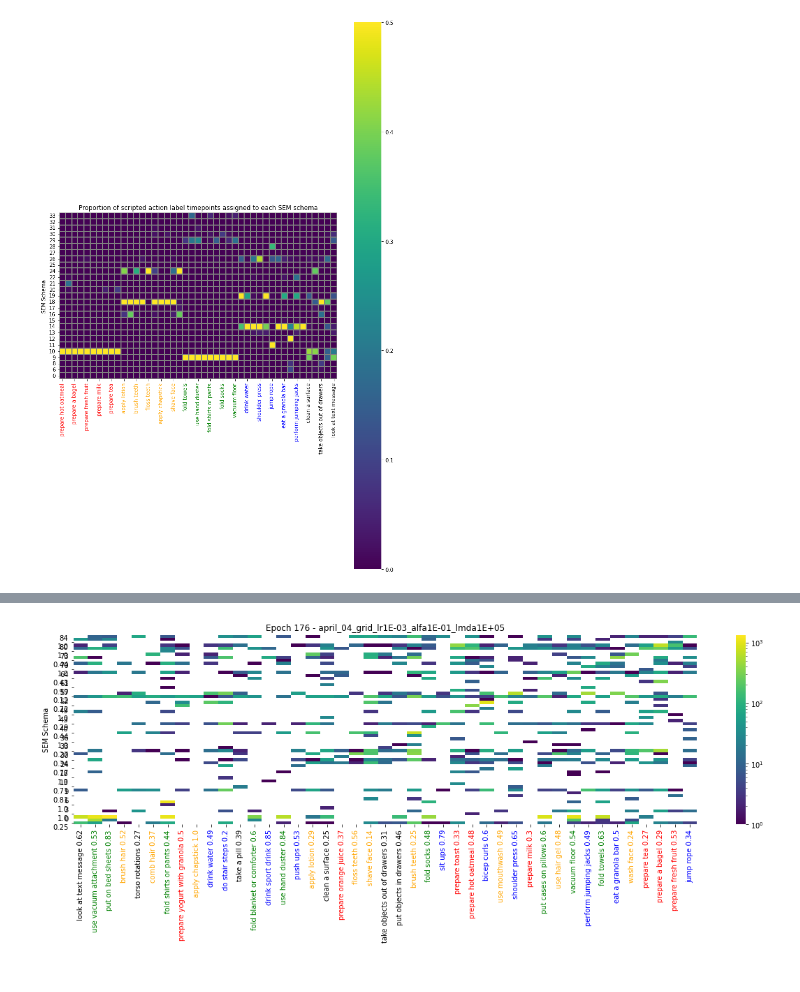
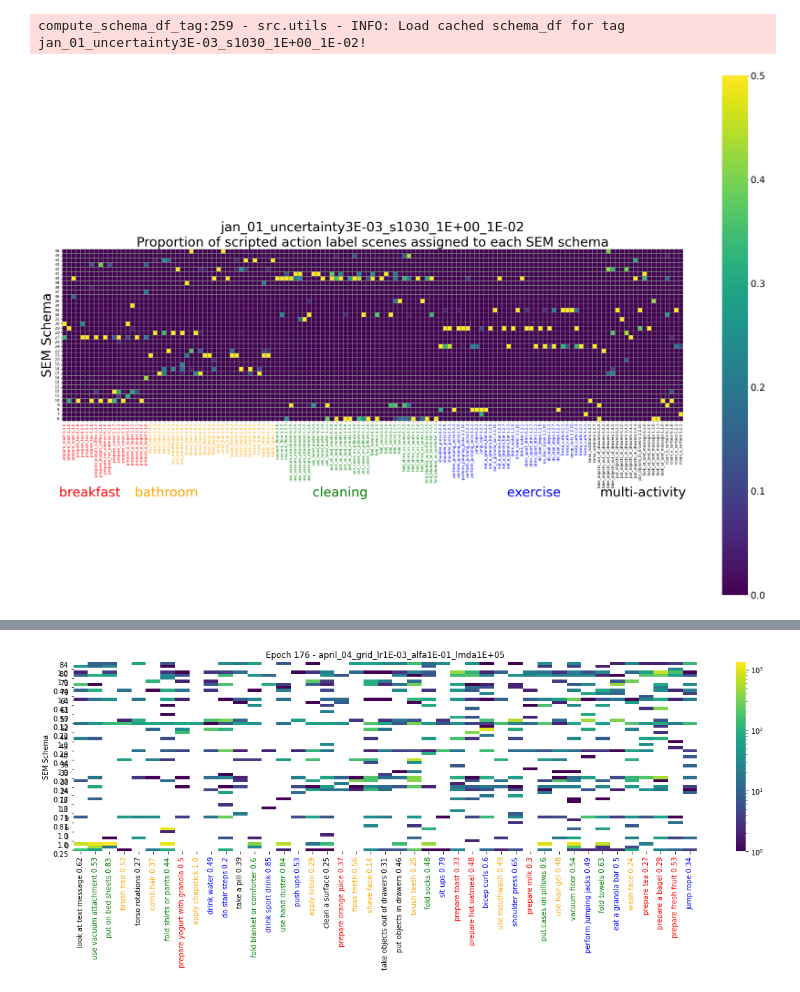
Before and after one commit to mbezdek/extended-event-modeling, a Jupyter notebook: notebooks/confusion_matrix.ipynb, the cells around one changed output, grey strips where cells are left out. Drawn from its saved outputs; the diff is of its cells as text; code cells hidden in the pictures.

```diff
--- a/notebooks/confusion_matrix.ipynb
+++ b/notebooks/confusion_matrix.ipynb
@@ -157,3 +8,10 @@ schemadf['ev_fact_instance'] = pd.factorize(schemadf['ev_instance'])[0]
+# %%
+tag = 'jan_01_uncertainty3E-03_s1030_1E+00_1E-02'
+# %%
+plot_instance_confusion_matrix(epoch=101, tag=tag, schemas='active')
+# %% [output]
+compute_schema_df_tag:259 - src.utils - INFO: Load cached schema_df for tag jan_01_uncertainty3E-03_s1030_1E+00_1E-02!
+[figure, added]
 # %%
 def plot_confusion_matrix_figure(epoch,schemas='all'):
     # epoch : string
@@ -215,6 +73,2 @@ def plot_confusion_matrix_figure(epoch,schemas='all'):
         plt.tight_layout()
-# %%
-plot_confusion_matrix_figure('101',schemas='active')
-# %% [output]
-[figure, removed]
 # %%
```
Also changed, not shown: parts of 15 cells of this notebook, 11 other files.
